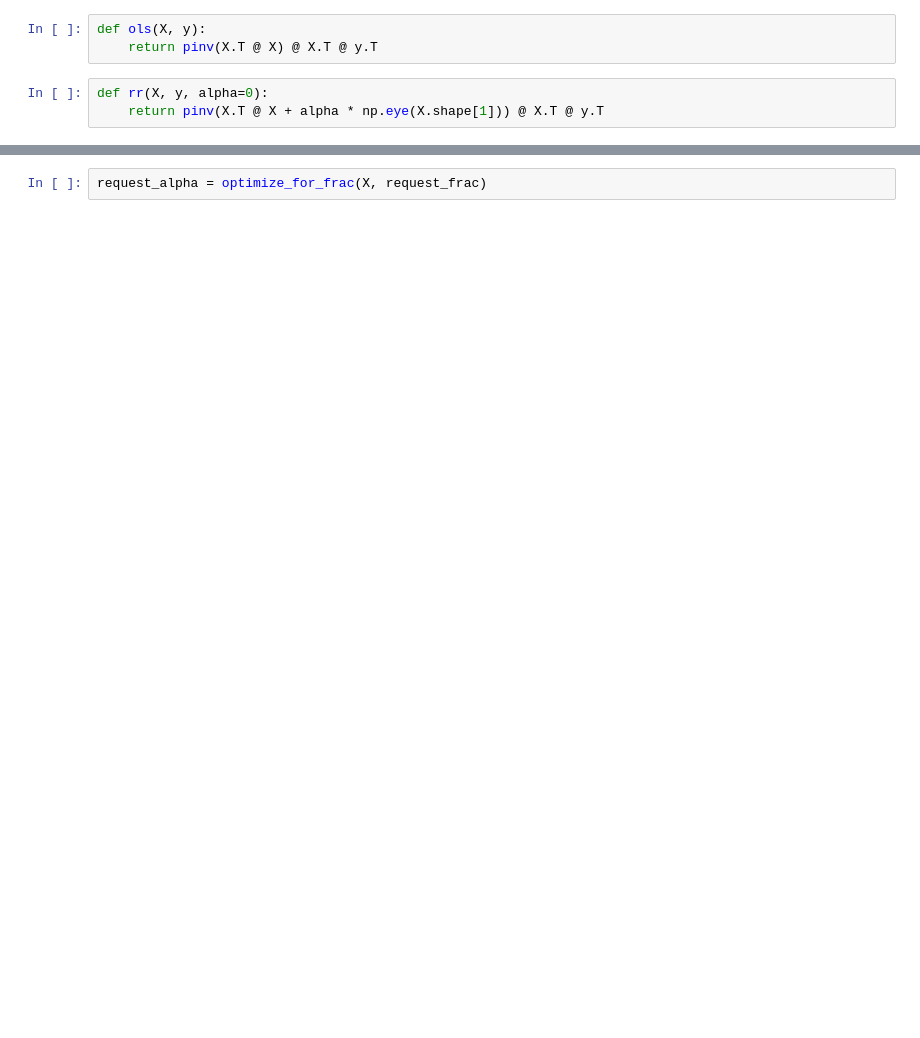
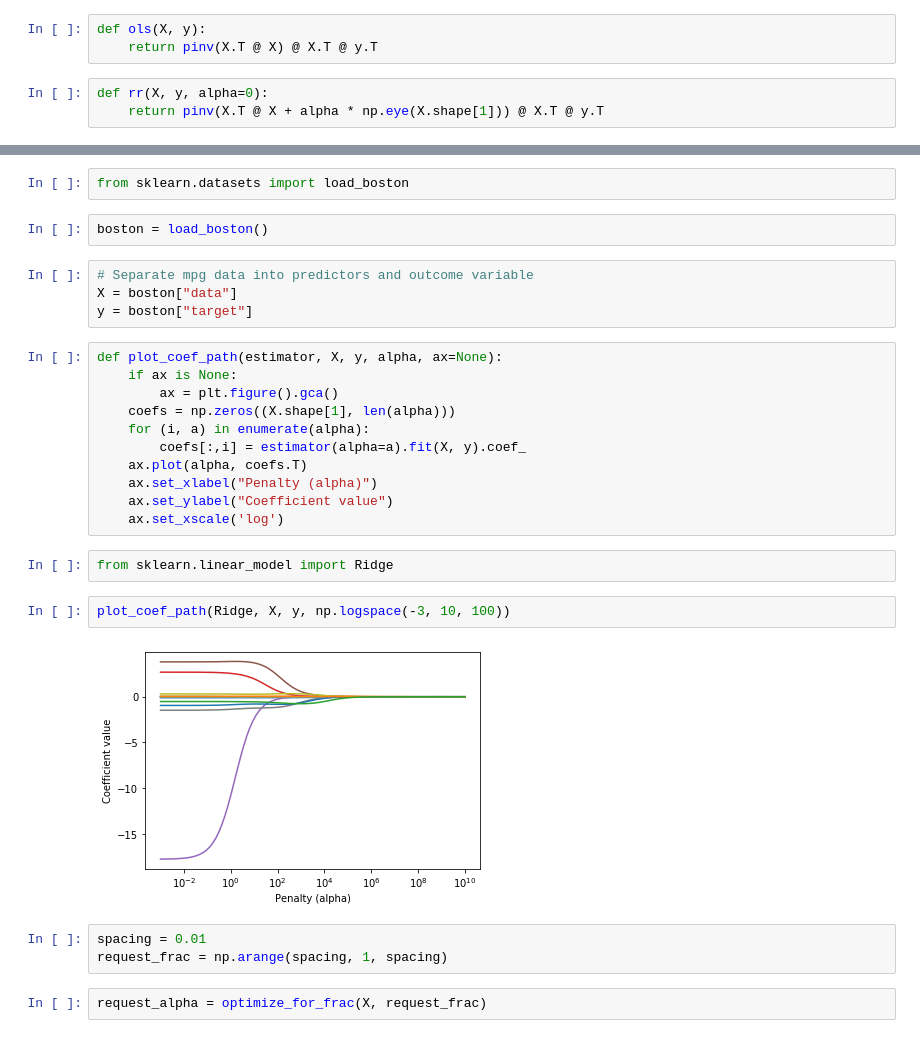
Before and after one commit to nrdg/fracridge, a Jupyter notebook: Untitled.ipynb, the cells around one changed output, grey strips where cells are left out. Cells and saved outputs as stored; diff of their text form; blank space fills up the shorter version.

```diff
--- a/Untitled.ipynb
+++ b/Untitled.ipynb
@@ -46,2 +118,30 @@ request_frac = np.arange(0.01, 1, 0.01)
+# %%
+from sklearn.datasets import load_boston
+# %%
+boston = load_boston()
+# %%
+# Separate mpg data into predictors and outcome variable
+X = boston["data"]
+y = boston["target"]
+# %%
+def plot_coef_path(estimator, X, y, alpha, ax=None):
+    if ax is None:
+        ax = plt.figure().gca()
+    coefs = np.zeros((X.shape[1], len(alpha)))
+    for (i, a) in enumerate(alpha):
+        coefs[:,i] = estimator(alpha=a).fit(X, y).coef_
+    ax.plot(alpha, coefs.T)
+    ax.set_xlabel("Penalty (alpha)")
+    ax.set_ylabel("Coefficient value")
+    ax.set_xscale('log')
+# %%
+from sklearn.linear_model import Ridge
+# %%
+plot_coef_path(Ridge, X, y, np.logspace(-3, 10, 100))
+# %% [output]
+[figure, added]
+# %%
+spacing = 0.01
+request_frac = np.arange(spacing, 1, spacing)
 # %%
 request_alpha = optimize_for_frac(X, request_frac)
```
Also changed, not shown: parts of 43 cells of this notebook, 1 other file.
